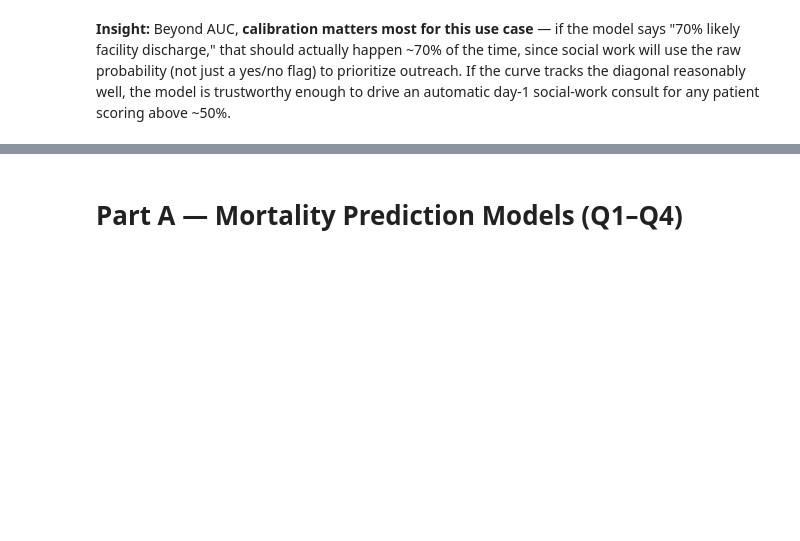
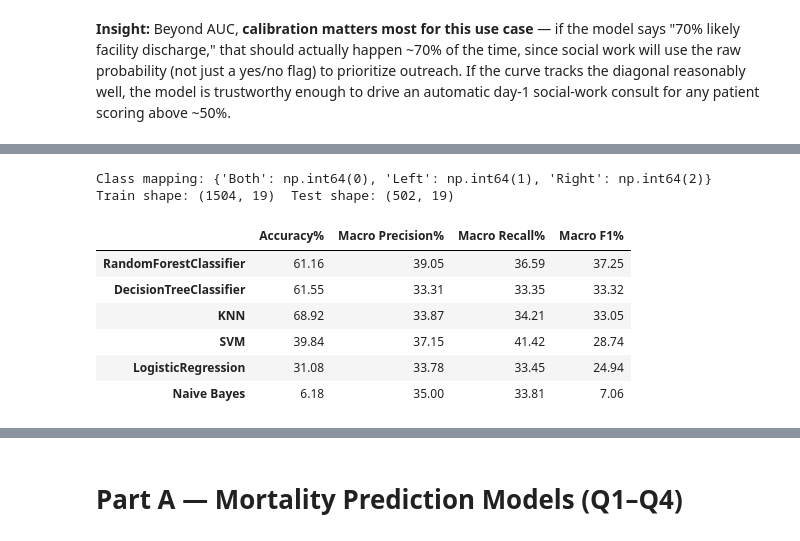
Before and after one commit to mishrasudha1984-png/Team4_The_Zen_OF_Five_PythonHackathon_Sep2026, a Jupyter notebook: Team4_The_Zen_Of_Five_4.Predictive.ipynb, the cells around one changed output, grey strips where cells are left out. Saved outputs shown, nothing was run; the diff lists cells and outputs as text; code cells hidden in the pictures; blank space fills up the shorter version.

```diff
--- a/Team4_The_Zen_Of_Five_4.Predictive.ipynb
+++ b/Team4_The_Zen_Of_Five_4.Predictive.ipynb
@@ -648,0 +597,10 @@ patient scoring above ~50%.
+# %%
+continuous_feats2 = ['bmi', 'brain_natriuretic_peptide', 'high_sensitivity_troponin']
+
+kw_results = {}
+for c in continuous_feats2:
+    groups = [g[c].dropna().values for _, g in df.groupby(target2)]
+    stat, p = kruskal(*groups)
+    kw_results[c] = {'H_statistic': round(stat, 2), 'p_value': round(p, 5)}
+
+pd.DataFrame(kw_results).T.sort_values('p_value')
@@ -648,0 +619,68 @@ patient scoring above ~50%.
+# %%
+features_cat2 = ['gender', 'occupation', 'chronic_obstructive_pulmonary_disease',
+                 'moderate_to_severe_chronic_kidney_disease', 'diabetes', 'agecat']
+features_num2 = ['bmi', 'brain_natriuretic_peptide', 'high_sensitivity_troponin']
+
+model_df2 = df[features_cat2 + features_num2 + [target2]].copy()
+
+for c in features_num2:
+    model_df2[c] = model_df2[c].fillna(model_df2[c].median())
+
+model_df2 = model_df2.dropna(subset=features_cat2 + [target2])
+model_df2 = pd.get_dummies(model_df2, columns=features_cat2, drop_first=True)
+
+le2 = LabelEncoder()
+model_df2[target2] = le2.fit_transform(model_df2[target2])
+print("Class mapping:", dict(zip(le2.classes_, le2.transform(le2.classes_))))
+
+X2 = model_df2.drop(columns=[target2])
+y2 = model_df2[target2]
+
+X2_train, X2_test, y2_train, y2_test = train_test_split(
+    X2, y2, test_size=0.25, random_state=42, stratify=y2)
+
+print("Train shape:", X2_train.shape, " Test shape:", X2_test.shape)
+# %% [output]
+Class mapping: {'Both': np.int64(0), 'Left': np.int64(1), 'Right': np.int64(2)}
+Train shape: (1504, 19)  Test shape: (502, 19)
+# %%
+scaler2 = StandardScaler()
+X2_train_scaled = scaler2.fit_transform(X2_train)
+X2_test_scaled = scaler2.transform(X2_test)
+
+models2 = []
+models2.append(('LogisticRegression', LogisticRegression(max_iter=1000, class_weight='balanced')))
+models2.append(('Naive Bayes', GaussianNB()))
+models2.append(('KNN', KNeighborsClassifier(n_neighbors=5)))
+models2.append(('DecisionTreeClassifier', DecisionTreeClassifier(class_weight='balanced', random_state=42)))
+models2.append(('RandomForestClassifier', RandomForestClassifier(n_estimators=300, class_weight='balanced', random_state=42)))
+models2.append(('SVM', SVC(kernel='linear', class_weight='balanced', probability=True, random_state=42)))
+
+summary2 = {}
+for name, model in models2:
+    if name in ('LogisticRegression', 'KNN', 'SVM', 'Naive Bayes'):
+        model.fit(X2_train_scaled, y2_train)
+        y_pred = model.predict(X2_test_scaled)
+    else:
+        model.fit(X2_train, y2_train)
+        y_pred = model.predict(X2_test)
+
+    acc = accuracy_score(y2_test, y_pred) * 100
+    prec_macro = precision_score(y2_test, y_pred, average='macro', zero_division=0) * 100
+    rec_macro = recall_score(y2_test, y_pred, average='macro', zero_division=0) * 100
+    f1_macro = f1_score(y2_test, y_pred, average='macro', zero_division=0) * 100
+
+    summary2[name] = {'Accuracy%': round(acc, 2),
+                       'Macro Precision%': round(prec_macro, 2),
+                       'Macro Recall%': round(rec_macro, 2),
+                       'Macro F1%': round(f1_macro, 2)}
+
+pd.DataFrame(summary2).T.sort_values('Macro F1%', ascending=False)
+# %% [output]
+|  | Accuracy% | Macro Precision% | Macro Recall% | Macro F1% |
+| RandomForestClassifier | 61.16 | 39.05 | 36.59 | 37.25 |
+| DecisionTreeClassifier | 61.55 | 33.31 | 33.35 | 33.32 |
+| KNN | 68.92 | 33.87 | 34.21 | 33.05 |
+| SVM | 39.84 | 37.15 | 41.42 | 28.74 |
+| LogisticRegression | 31.08 | 33.78 | 33.45 | 24.94 |
+| Naive Bayes | 6.18 | 35.00 | 33.81 | 7.06 |
```
Also changed, not shown: parts of 55 cells of this notebook.
